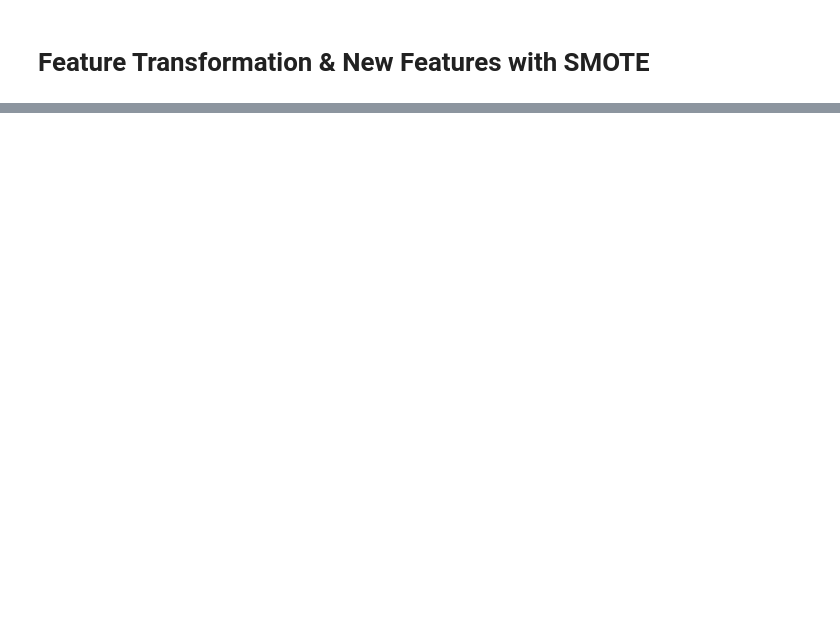
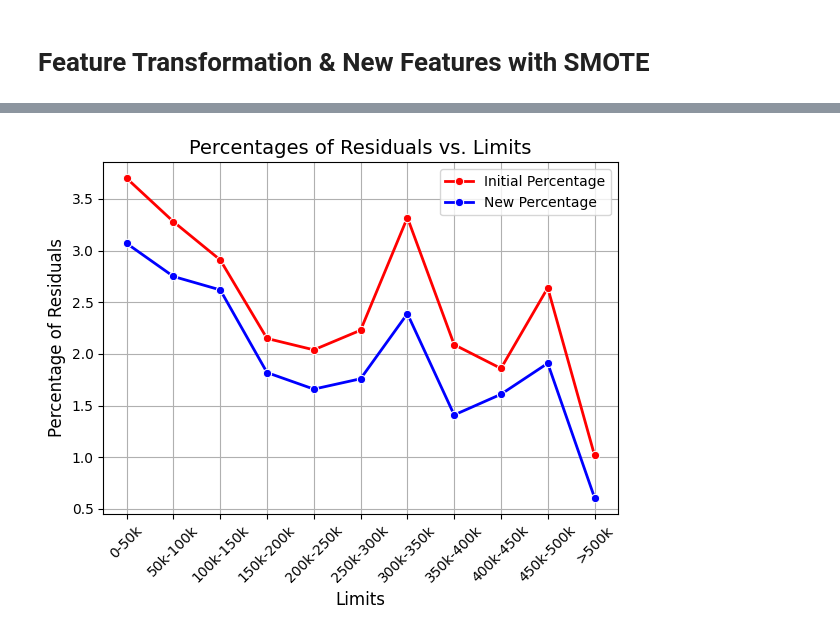
Before and after one commit to mkarayak24/Data_Mining_Project, a Jupyter notebook: final_notebook.ipynb, the cells around one changed output, grey strips where cells are left out. Drawn from its saved outputs; the diff is of its cells as text; code cells hidden in the pictures; blank space fills up the shorter version.

```diff
--- a/final_notebook.ipynb
+++ b/final_notebook.ipynb
@@ -416,18 +359,14 @@ log_new_df ["CUM_BILL_JUN_JUL"] = new_df [['June_Bill', 'July_Bill']].cumsum(axi
 log_new_df ["CUM_PAY_JUN_JUL_MAY"] = new_df [['May_Pay', 'June_Pay', 'July_Pay']].cumsum(axis=1).iloc[:, -1]
 log_new_df ["CUM_BILL_JUN_JUL_MAY"] = new_df [['May_Bill', 'June_Bill', 'July_Bill']].cumsum(axis=1).iloc[:, -1]
 log_new_df ["STD_PAY"] = new_df [['April_Pay', 'May_Pay', 'June_Pay', 'July_Pay']].std(axis=1)
-
-bins = [0, 50000, 100000, 150000, 200000, 250000, 300000, 350000, 400000, 450000, 500000, new_df["LIMIT_BAL"].max()]
-labels = [1, 2, 3, 4, 5, 6, 7, 8, 9, 10, 11]
-log_new_df["LIMIT_BAL_BIN"] = pd.cut(new_df["LIMIT_BAL"], bins=bins, labels=labels, include_lowest=True)
 # %%
 
 ##########################################  SMOTE ##########################################
 
-X_train_temp, X_test, _ , y_test = train_test_split(log_new_df, log_new_df['August_Pay'], test_size=0.3, random_state=42)
+X_train_temp, X_test, _ , y_test = train_test_split(log_new_df, log_new_df['August_Pay'], stratify = new_df["LIMIT_BAL_BIN"], test_size=0.3, random_state=42)
 
 # Drop columns
-X_test.drop(columns=['LIMIT_BAL_BIN', 'August_Pay'], inplace=True)
+X_test.drop(columns=['August_Pay'], inplace=True)
 X_test ["LIMIT_BAL"] = np.log1p(X_test["LIMIT_BAL"]) # Log transformation
 
 print("Before SMOTE:")
@@ -436,7 +375,8 @@ print(X_train_temp.LIMIT_BAL_BIN.value_counts())
 # Define numerical and categorical features
 numerical_features = ["LIMIT_BAL",
                       "August_Bill", "July_Bill", "June_Bill", "May_Bill", "April_Bill",
-                      "August_Pay","July_Pay", "June_Pay", "May_Pay", "April_Pay"]
+                      "August_Pay", "July_Pay", "June_Pay", "May_Pay", "April_Pay"]
+
 categorical_features = ["SEX", "EDUCATION", "MARRIAGE", "AGE", "July_Status", "June_Status", "May_Status", "April_Status"]
 target_column = "LIMIT_BAL_BIN"
 
@@ -624,0 +490,18 @@ print(f"MLP with Classifier: {root_mean_squared_error(y_test, y_pred_mlp * (1 -
+# %%
+residuals = y_test - y_pred_mlp * (1 - y_pred_forest_class)
+residuals_simple = y_test - y_pred_linear_simple
+
+# Create DataFrame
+temp_df = pd.DataFrame({"Bill_Range": X_test_copy['LIMIT_BAL_BIN'],
+                        "Residuals": abs(residuals),
+                        "Simple Residuals": abs(residuals_simple)})
+
+# Compute average residuals for each bin
+mean_residuals = temp_df.groupby("Bill_Range")["Residuals"].mean().reset_index()
+mean_residuals_simple = temp_df.groupby("Bill_Range")["Simple Residuals"].mean().reset_index()
+mean_residuals ['Simple Residuals'] = mean_residuals_simple['Simple Residuals']
+mean_residuals['MAX'] = [50000, 100000, 150000, 200000, 250000, 300000, 350000, 400000, 450000, 500000, new_df["LIMIT_BAL"].max()]
+mean_residuals['Percentage'] = round(mean_residuals['Residuals'] / mean_residuals['MAX'] * 100, 2)
+mean_residuals['Simple Percentage'] = round(mean_residuals['Simple Residuals'] / mean_residuals['MAX'] * 100, 2)
+mean_residuals.drop(columns=['MAX'], inplace=True)
+print(mean_residuals)
@@ -624,0 +521,18 @@ print(f"MLP with Classifier: {root_mean_squared_error(y_test, y_pred_mlp * (1 -
+# %%
+# Plot the average residuals and percentage of bills in each range on the same plot
+fig, ax1 = plt.subplots(figsize=(6, 5))
+
+line1 = sns.lineplot(x="Bill_Range", y="Simple Percentage", data=mean_residuals, color="red", marker="o", ax=ax1, linewidth=2, label="Initial Percentage")
+line2 = sns.lineplot(x="Bill_Range", y="Percentage", data=mean_residuals, color="blue", marker="o", ax=ax1, linewidth=2, label="New Percentage")
+ax1.set_ylabel("Percentage of Residuals", color="black", fontsize=12)
+ax1.tick_params(axis='y', labelcolor="black")
+ax1.set_xlabel("Limits", color="black", fontsize=12)
+ax1.set_xticklabels(labels, rotation=45)
+line1.legend(loc='upper right')
+plt.xticks(ticks=np.arange(1, 12), labels=["0-50k", "50k-100k", "100k-150k", "150k-200k", "200k-250k", "250k-300k", "300k-350k", "350k-400k", "400k-450k", "450k-500k", ">500k"], rotation=45)
+plt.title("Percentages of Residuals vs. Limits", fontsize=14)
+plt.tight_layout()
+plt.grid()
+plt.show()
+# %% [output]
+[figure, added]
```
Also changed, not shown: parts of 21 cells of this notebook.
